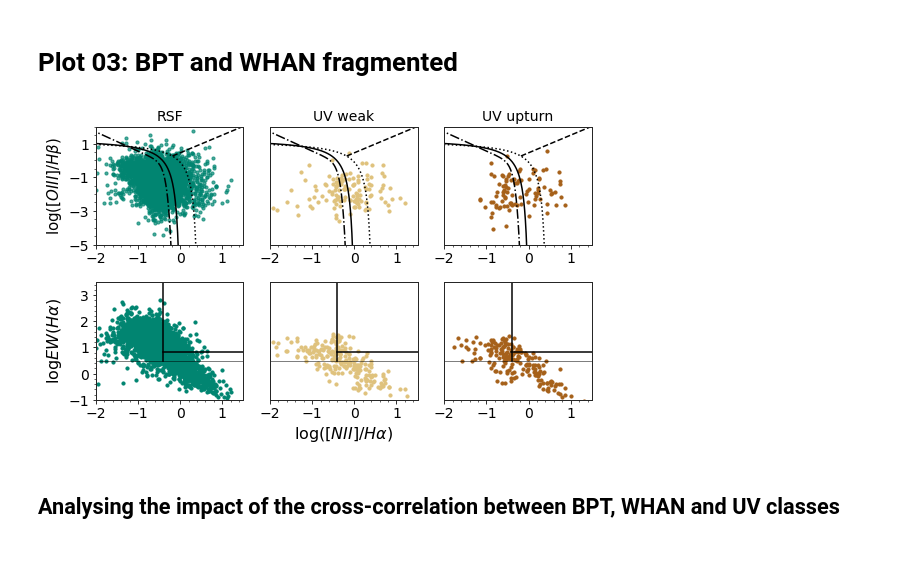
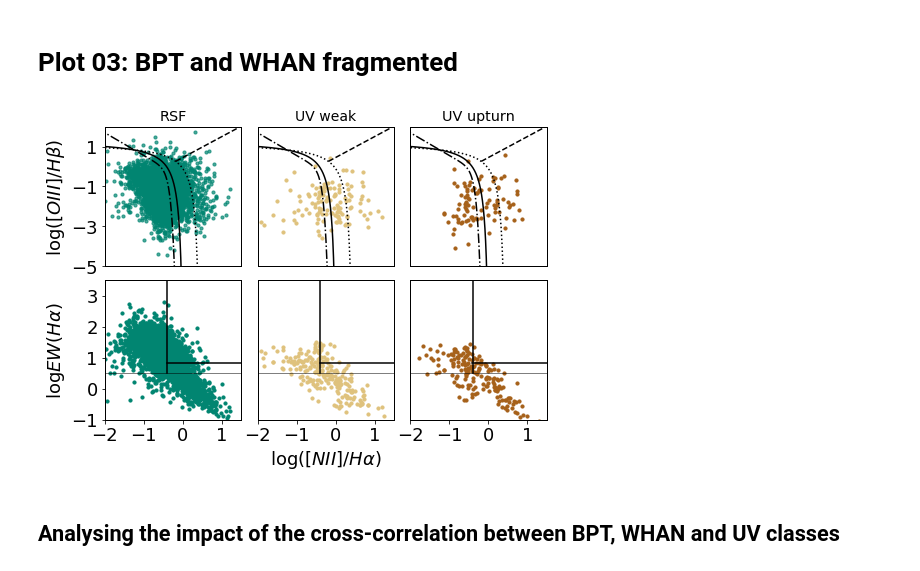
Before and after one commit to mdastro/UVupturn-RSGs, a Jupyter notebook: CatAnalysis/CatAnalysis_Part01.ipynb, the cells around one changed output. Saved outputs shown, nothing was run; the diff lists cells and outputs as text; code cells hidden in the pictures.

```diff
--- a/CatAnalysis/CatAnalysis_Part01.ipynb
+++ b/CatAnalysis/CatAnalysis_Part01.ipynb
@@ -413,15 +413,12 @@ plt.show()
 # %% [markdown]
 # Plot 03: BPT and WHAN fragmented
 # %%
-# OVERALL SETTINGS
-plt.subplots(figsize=(8,5))
-plt.rcParams["axes.edgecolor"] = "0.15"
-plt.rcParams["axes.linewidth"] = 1.
 bpt_xlim  = [-2, 1.5]
 bpt_ylim  = [-5, 2]
 whan_xlim = [-2, 1.5]
 whan_ylim = [-1.0, 3.5]
 
+plt.rcParams.update(plotpars)
 # BPT
 ## RSF
 ax1=plt.subplot(2,3,1)
@@ -430,16 +427,14 @@ plot02, = plt.plot(xbpt_k01, ybpt_k01, ':', color='black',  label='Kewley+01')
 plot03, = plt.plot(xbpt_k03, ybpt_k03, '-', color='black',  label='Kauffman+03')
 plot04, = plt.plot(xbpt_s06, ybpt_s06, '-.', color='black', label='Stasinska+06')
 plot05, = plt.plot(xbpt_s07, ybpt_s07, '--', color='black', label='Schawinski+07')
-plt.ylabel(r"$\log (\left[OIII\right]/H \beta) $", fontweight='bold', fontsize=15)
-# plt.legend([plot01c], [r"RSF"], numpoints=500, loc='upper right', fontsize=10, frameon=True, framealpha=1.)
-plt.title("RSF", fontsize=14)
+plt.ylabel(r"$\log (\left[OIII\right]/H \beta) $")
+ax1.xaxis.set_visible(False)
+plt.title("RSF")
 plt.xlim(bpt_xlim)
 plt.ylim(bpt_ylim)
-plt.minorticks_on()
-plt.tick_params('both', labelsize='14')
+plt.tick_params('both')
 plt.xticks(np.arange(bpt_xlim[0], bpt_xlim[1], 1.))
 plt.yticks(np.arange(bpt_ylim[0], bpt_ylim[1], 2))
-plt.grid(alpha=0.0)
 
 
 ## UV Weak
@@ -449,16 +444,13 @@ plot02, = plt.plot(xbpt_k01, ybpt_k01, ':', color='black',  label='Kewley+01')
 plot03, = plt.plot(xbpt_k03, ybpt_k03, '-', color='black',  label='Kauffman+03')
 plot04, = plt.plot(xbpt_s06, ybpt_s06, '-.', color='black', label='Stasinska+06')
 plot05, = plt.plot(xbpt_s07, ybpt_s07, '--', color='black', label='Schawinski+07')
-# plt.xlabel(r"$\log ([NII]/H{\alpha})$", fontweight='bold', size=19)
 plt.title("UV weak", fontsize=14)
 plt.xlim(bpt_xlim)
 plt.ylim(bpt_ylim)
+ax2.xaxis.set_visible(False)
 ax2.yaxis.set_visible(False)
-plt.minorticks_on()
-plt.tick_params('both', labelsize='14')
+plt.tick_params('both')
 plt.xticks(np.arange(bpt_xlim[0], bpt_xlim[1], 1.))
-plt.grid(alpha=0.0)
-
 
 ## UV Upturn
 ax3=plt.subplot(2,3,3)
@@ -467,14 +459,13 @@ plot02, = plt.plot(xbpt_k01, ybpt_k01, ':', color='black',  label='Kewley+01')
 plot03, = plt.plot(xbpt_k03, ybpt_k03, '-', color='black',  label='Kauffman+03')
 plot04, = plt.plot(xbpt_s06, ybpt_s06, '-.', color='black', label='Stasinska+06')
 plot05, = plt.plot(xbpt_s07, ybpt_s07, '--', color='black', label='Schawinski+07')
-plt.title("UV upturn", fontsize=14)
+plt.title("UV upturn")
 plt.xlim(bpt_xlim)
 plt.ylim(bpt_ylim)
+ax3.xaxis.set_visible(False)
 ax3.yaxis.set_visible(False)
-plt.minorticks_on()
-plt.tick_params('both', labelsize='14')
+plt.tick_params('both')
 plt.xticks(np.arange(bpt_xlim[0], bpt_xlim[1], 1.))
-plt.grid(alpha=0.0)
 
 # WHAN
 ## RSF
@@ -483,48 +474,42 @@ plot01c = plt.scatter(xwhan_rsf, ywhan_rsf,   c='#018571', s=10,  alpha=1, label
 plt.axvline(x=-0.4, ymin=.332, ymax=3.5, color='black', linewidth=1.5)
 plt.axhline(y=+0.5, color='black', linewidth=0.5)
 plt.axhline(y=0.82, xmin=0.455, xmax=1, color='black', linewidth=1.5)
-plt.ylabel(r"$\log EW(H{\alpha})$", fontweight='bold', fontsize=16)
+plt.ylabel(r"$\log EW(H{\alpha})$", fontweight='bold')
 plt.xlim(whan_xlim)
 plt.ylim(whan_ylim)
-plt.minorticks_on()
-plt.tick_params('both', labelsize='14')
+plt.tick_params('both')
 plt.xticks(np.arange(whan_xlim[0], whan_xlim[1], 1.))
 plt.yticks(np.arange(whan_ylim[0], whan_ylim[1], 1.))
-plt.grid(alpha=0.0)
 
 ax5=plt.subplot(2,3,5)
 plot01b = plt.scatter(xwhan_uvwk, ywhan_uvwk, c='#dfc27d', s=10, alpha=1., label='UV weak')
 plt.axvline(x=-0.4, ymin=.332, ymax=3.5, color='black', linewidth=1.5)
 plt.axhline(y=+0.5, color='black', linewidth=0.5)
 plt.axhline(y=0.82, xmin=0.455, xmax=1, color='black', linewidth=1.5)
-plt.xlabel(r"$\log ([NII]/H{\alpha})$", fontweight='bold', size=16)
+plt.xlabel(r"$\log ([NII]/H{\alpha})$")
 plt.xlim(whan_xlim)
 plt.ylim(whan_ylim)
 ax5.yaxis.set_visible(False)
-plt.minorticks_on()
-plt.tick_params('both', labelsize='14')
+plt.tick_params('both')
 plt.xticks(np.arange(whan_xlim[0], whan_xlim[1], 1.))
-plt.grid(alpha=0.0)
 
 ax6=plt.subplot(2,3,6)
 plot01a = plt.scatter(xwhan_uvup, ywhan_uvup, c='#a6611a', s=10, alpha=1, label='UV upturn')
 plt.axvline(x=-0.4, ymin=.332, ymax=3.5, color='black', linewidth=1.5)
 plt.axhline(y=+0.5, color='black', linewidth=0.5)
 plt.axhline(y=0.82, xmin=0.455, xmax=1, color='black', linewidth=1.5)
 plt.xlim(whan_xlim)
 plt.ylim(whan_ylim)
 ax6.yaxis.set_visible(False)
-plt.minorticks_on()
-plt.tick_params('both', labelsize='14')
+plt.tick_params('both')
 plt.xticks(np.arange(whan_xlim[0], whan_xlim[1], 1.))
-plt.grid(alpha=0.0)
 
-plt.tight_layout()
-plt.savefig('../../Figs/g2_bptwhan_split.pdf')
-plt.savefig('../../Figs/g2_bptwhan_split.png')
+plt.tight_layout(pad=-0.05)
+plt.savefig('../../Figs/g2_bptwhan_split.pdf', bbox_inch='tight')
+plt.savefig('../../Figs/g2_bptwhan_split.png', bbox_inch='tight')
 plt.show()
 # %% [output]
-[figure, old version]
+[figure, new version]
 # %% [markdown]
 ## Analysing the impact of the cross-correlation between BPT, WHAN and UV classes
 # %%
```
Also changed, not shown: parts of 3 cells of this notebook, 3 other files.
